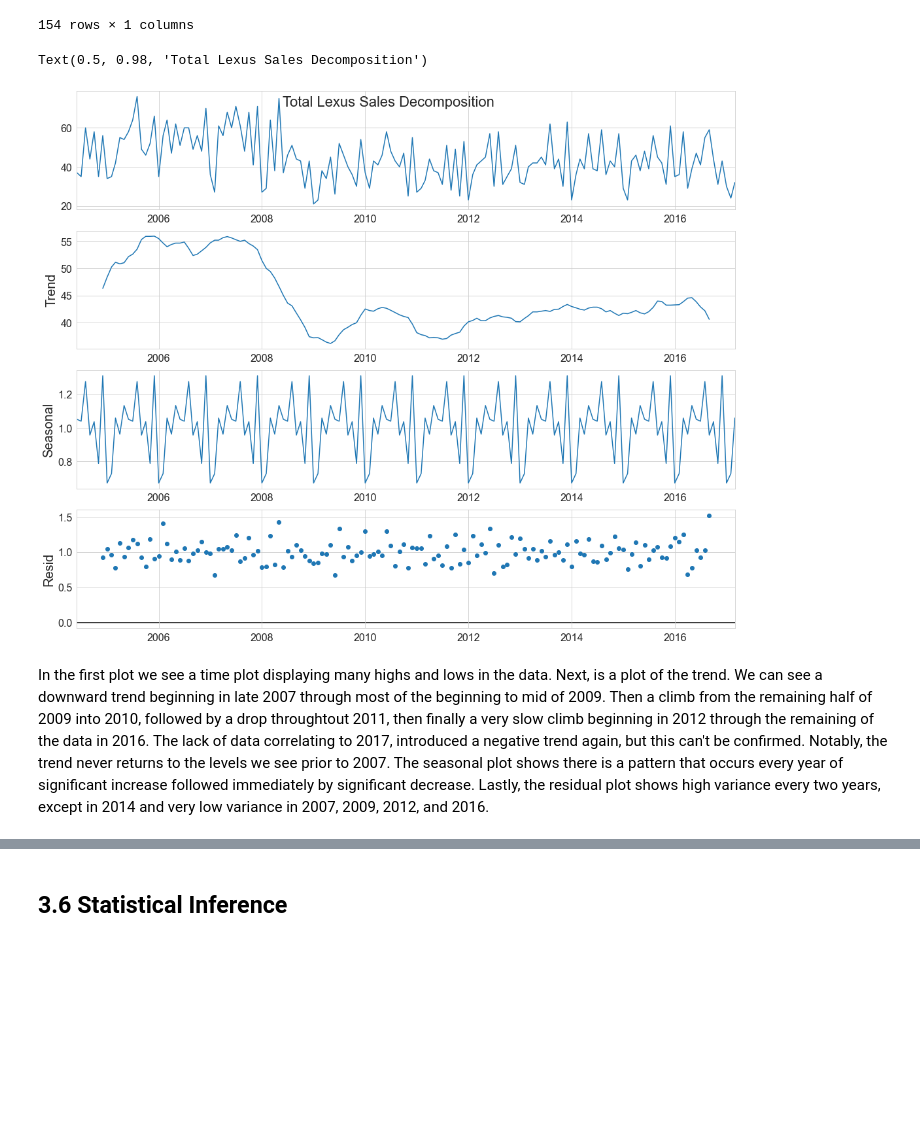
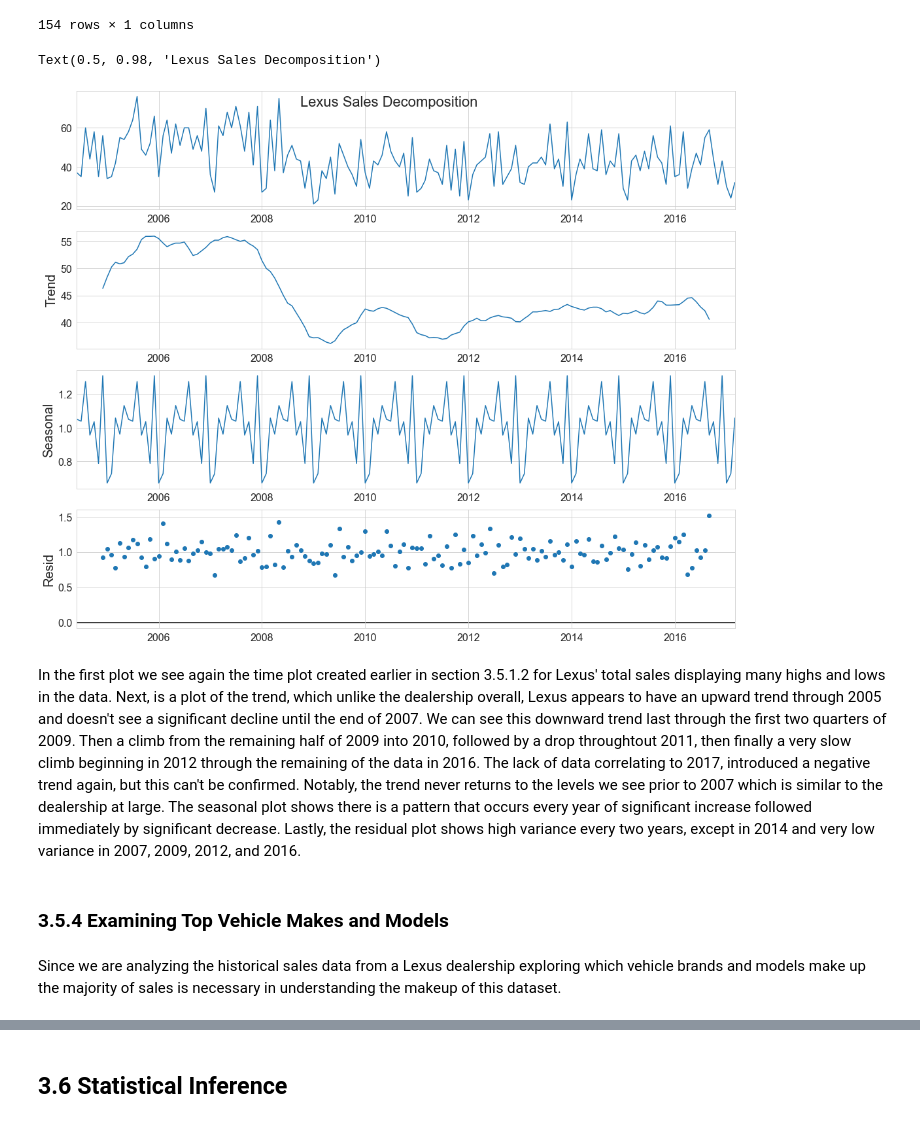
Before and after one commit to martell-n-tardy/Forecasting-with-a-Time-Series-Model-using-Python, a Jupyter notebook: notebooks/Exploratory Data Analysis.ipynb, the cells around one changed output, grey strips where cells are left out. Saved outputs shown, nothing was run; the diff lists cells and outputs as text; code cells hidden in the pictures; blank space fills up the shorter version.

```diff
--- a/notebooks/Exploratory Data Analysis.ipynb
+++ b/notebooks/Exploratory Data Analysis.ipynb
@@ -33,21 +34,12 @@ import datetime
 import pandas as pd
 import numpy as np
 import os
+import matplotlib.pyplot as plt
+from pylab import rcParams
 import statsmodels.api as sm
 from statsmodels.formula.api import ols
-from statsmodels.tsa.stattools import adfuller, kpss, acf, grangercausalitytests
-from sklearn.linear_model import LinearRegression
-from statsmodels.tsa.arima_model import ARIMA
-from sklearn.metrics import mean_squared_error
-from statsmodels.graphics.tsaplots import plot_acf, plot_pacf,month_plot,quarter_plot
-from pylab import rcParams
-from scipy import signal
-import matplotlib.pyplot as plt
-import seaborn as sns
-%matplotlib inline
-sns.set_style("whitegrid")
-plt.rc('xtick', labelsize=15)
-plt.rc('ytick', labelsize=15)
+from scipy.stats import boxcox,skew,yeojohnson
+from statsmodels.tsa.stattools import adfuller,kpss
 # %% [markdown]
 ## 3.4 Load Data
 # %%
@@ -342,8 +391,8 @@ lex
 # %%
-#convert ContractYearMonth to a pandas DatetimeIndex
+#convert "df_total_sales" ContractYearMonth to a pandas DatetimeIndex
 lex['ContractYearMonth'] = pd.to_datetime(lex['ContractYearMonth'])
-lex = lex.set_index('ContractYearMonth')
-lex
+lex2 = lex.set_index('ContractYearMonth')
+lex2
 # %% [output]
 |  | TotalSales |
 | ContractYearMonth |  |
@@ -360,16 +409,20 @@ lex
 | 2017-03-01 | 32 |
 154 rows × 1 columns
 # %%
-#multiplicative model decomposition plot
+#lexus multiplicative model decomposition plot
 rcParams['figure.figsize'] = 15, 12
 rcParams['axes.labelsize'] = 20
 rcParams['ytick.labelsize'] = 16
 rcParams['xtick.labelsize'] = 16
-decomposition = sm.tsa.seasonal_decompose(lex, model='multiplicative')
+decomposition = sm.tsa.seasonal_decompose(lex2, model='multiplicative')
 decomp = decomposition.plot()
-decomp.suptitle('Total Lexus Sales Decomposition', fontsize=22)
+decomp.suptitle('Lexus Sales Decomposition', fontsize=22)
 # %% [output]
-Text(0.5, 0.98, 'Total Lexus Sales Decomposition')
+Text(0.5, 0.98, 'Lexus Sales Decomposition')
-[figure, old version]
+[figure, new version]
 # %% [markdown]
-In the first plot we see a time plot displaying many highs and lows in the data. Next, is a plot of the trend. We can see a downward trend beginning in late 2007 through most of the beginning to mid of 2009. Then a climb from the remaining half of 2009 into 2010, followed by a drop throughtout 2011, then finally a very slow climb beginning in 2012 through the remaining of the data in 2016. The lack of data correlating to 2017, introduced a negative trend again, but this can't be confirmed. Notably, the trend never returns to the levels we see prior to 2007. The seasonal plot shows there is a pattern that occurs every year of significant increase followed immediately by significant decrease. Lastly, the residual plot shows high variance every two years, except in 2014 and very low variance in 2007, 2009, 2012, and 2016.
+In the first plot we see again the time plot created earlier in section 3.5.1.2 for Lexus'  total sales displaying many highs and lows in the data. Next, is a plot of the trend, which unlike the dealership overall, Lexus appears to have an upward trend through 2005 and doesn't see a significant decline until the end of 2007. We can see this downward trend last through the first two quarters of 2009. Then a climb from the remaining half of 2009 into 2010, followed by a drop throughtout 2011, then finally a very slow climb beginning in 2012 through the remaining of the data in 2016. The lack of data correlating to 2017, introduced a negative trend again, but this can't be confirmed. Notably, the trend never returns to the levels we see prior to 2007 which is similar to the dealership at large. The seasonal plot shows there is a pattern that occurs every year of significant increase followed immediately by significant decrease. Lastly, the residual plot shows high variance every two years, except in 2014 and very low variance in 2007, 2009, 2012, and 2016.
+# %% [markdown]
+### 3.5.4 Examining Top Vehicle Makes and Models
+# %% [markdown]
+Since we are analyzing the historical sales data from a Lexus dealership exploring which vehicle brands and models make up the majority of sales is necessary in understanding the makeup of this dataset.
```
Also changed, not shown: parts of 123 cells of this notebook.
